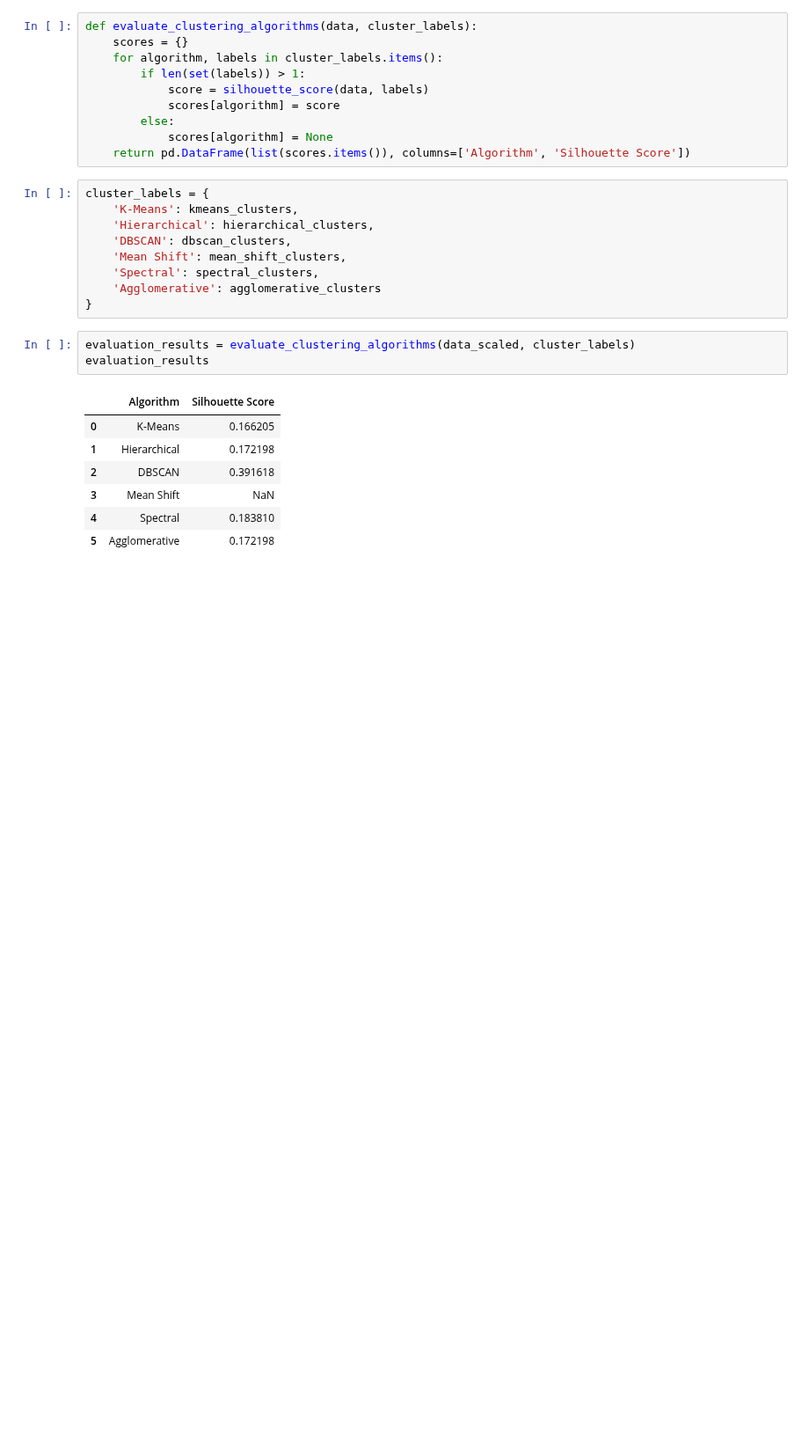
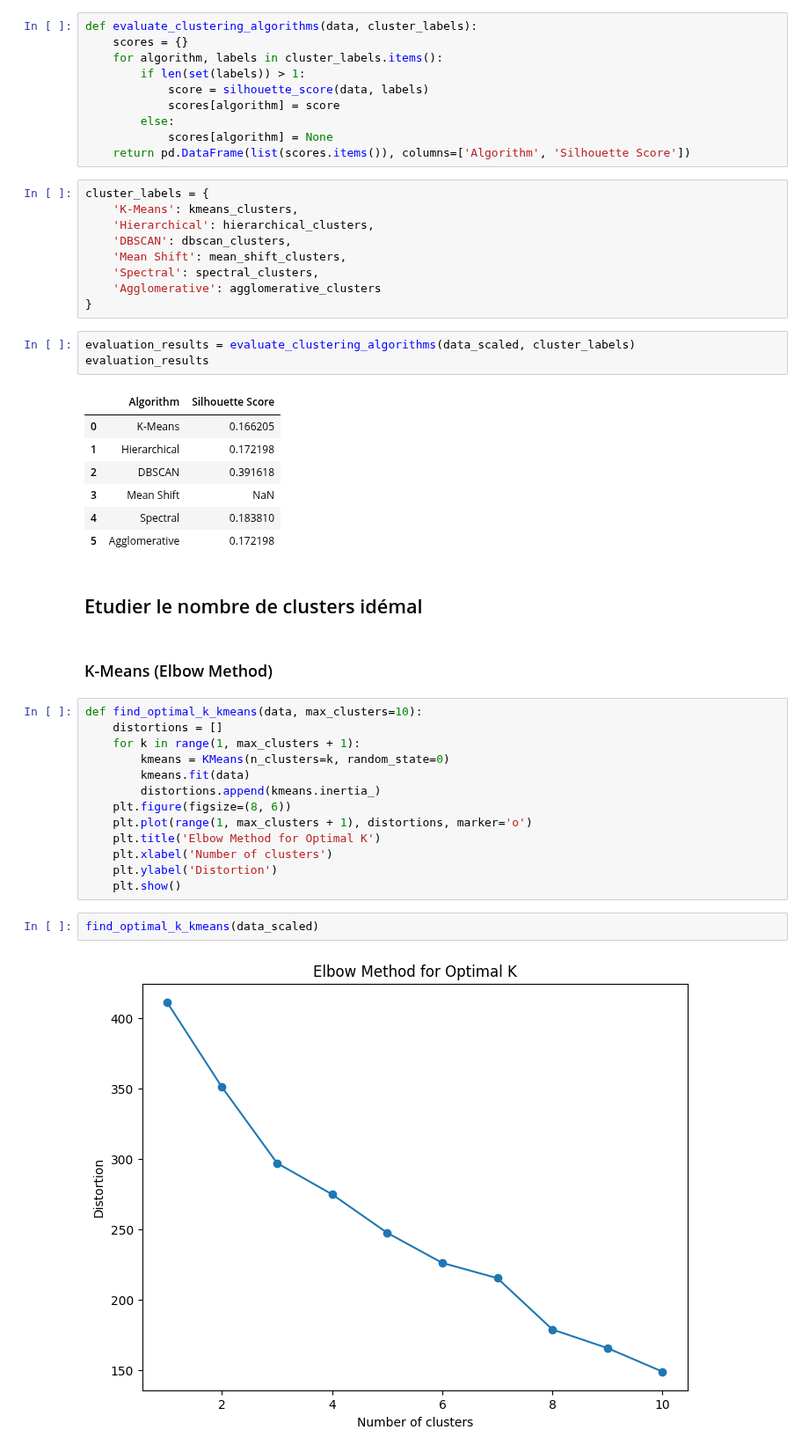
Before and after one commit to Viet281101/ITLMAU, a Jupyter notebook: Semestre_6_L3/IA_et_apprentissage/Projet/test.ipynb, the cells around one changed output. Shown at 88% size. Drawn from its saved outputs; the diff is of its cells as text; blank space fills up the shorter version.

```diff
--- a/Semestre_6_L3/IA_et_apprentissage/Projet/test.ipynb
+++ b/Semestre_6_L3/IA_et_apprentissage/Projet/test.ipynb
@@ -201,3 +202,24 @@ evaluation_results
 | 3 | Mean Shift | NaN |
 | 4 | Spectral | 0.183810 |
 | 5 | Agglomerative | 0.172198 |
+# %% [markdown]
+## Etudier le nombre de clusters idémal
+# %% [markdown]
+### K-Means (Elbow Method)
+# %%
+def find_optimal_k_kmeans(data, max_clusters=10):
+	distortions = []
+	for k in range(1, max_clusters + 1):
+		kmeans = KMeans(n_clusters=k, random_state=0)
+		kmeans.fit(data)
+		distortions.append(kmeans.inertia_)
+	plt.figure(figsize=(8, 6))
+	plt.plot(range(1, max_clusters + 1), distortions, marker='o')
+	plt.title('Elbow Method for Optimal K')
+	plt.xlabel('Number of clusters')
+	plt.ylabel('Distortion')
+	plt.show()
+# %%
+find_optimal_k_kmeans(data_scaled)
+# %% [output]
+[figure, added]
```
Also changed, not shown: parts of 7 cells of this notebook, 2 other files.
